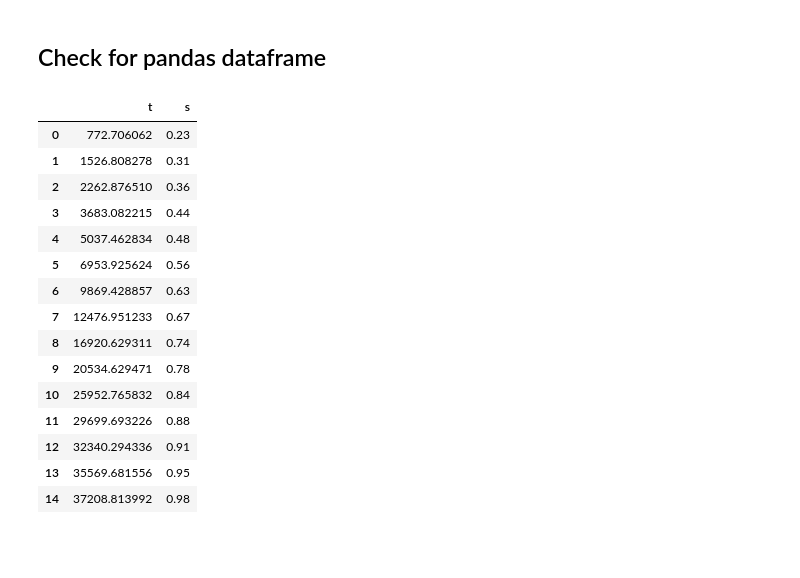
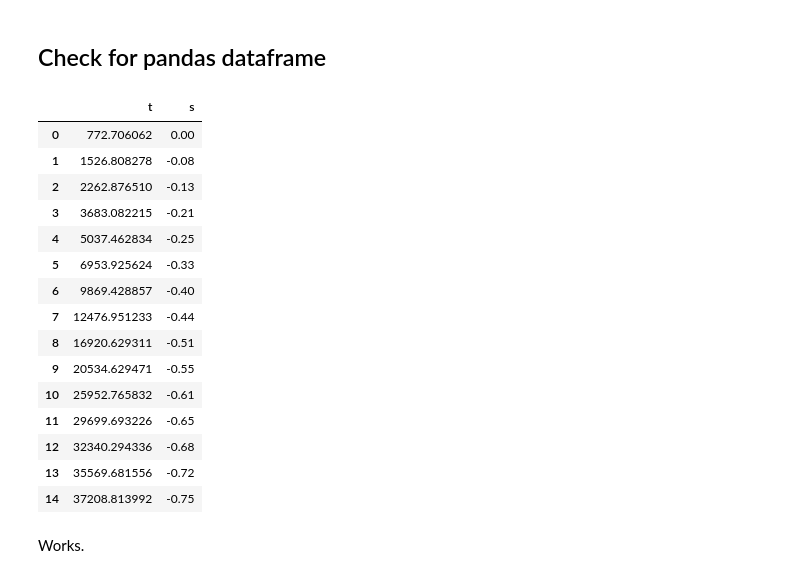
Before and after one commit to UniNE-CHYN/openhytest, a Jupyter notebook: notebooks/Demo_Agarwal_time.ipynb, the cells around one changed output. Saved outputs shown, nothing was run; the diff lists cells and outputs as text; code cells hidden in the pictures; blank space fills up the shorter version.

```diff
--- a/notebooks/Demo_Agarwal_time.ipynb
+++ b/notebooks/Demo_Agarwal_time.ipynb
@@ -49,22 +70,26 @@ The result is not far from the values found by Batu (1998): T  = 1.3 e-2 m2/s an
 # %% [markdown]
 ## Check for pandas dataframe
 # %%
+another_test = ht.preprocessing(df=data)
 qm = pd.DataFrame(np.array([[1800, 1], [8000, 2], [13000, 0.6]]), columns=['t', 'q'])
-test.agarwal_time(df=data, Qmat=qm)
-# %% [output]
-|  | t | s |
-| 0 | 772.706062 | 0.23 |
-| 1 | 1526.808278 | 0.31 |
-| 2 | 2262.876510 | 0.36 |
-| 3 | 3683.082215 | 0.44 |
-| 4 | 5037.462834 | 0.48 |
-| 5 | 6953.925624 | 0.56 |
-| 6 | 9869.428857 | 0.63 |
-| 7 | 12476.951233 | 0.67 |
-| 8 | 16920.629311 | 0.74 |
-| 9 | 20534.629471 | 0.78 |
-| 10 | 25952.765832 | 0.84 |
-| 11 | 29699.693226 | 0.88 |
-| 12 | 32340.294336 | 0.91 |
-| 13 | 35569.681556 | 0.95 |
-| 14 | 37208.813992 | 0.98 |
+# %%
+another_test.agarwal(df=data, pinj=0, Qmat=qm)
+# %% [output]
+|  | t | s |
+| 0 | 772.706062 | 0.00 |
+| 1 | 1526.808278 | -0.08 |
+| 2 | 2262.876510 | -0.13 |
+| 3 | 3683.082215 | -0.21 |
+| 4 | 5037.462834 | -0.25 |
+| 5 | 6953.925624 | -0.33 |
+| 6 | 9869.428857 | -0.40 |
+| 7 | 12476.951233 | -0.44 |
+| 8 | 16920.629311 | -0.51 |
+| 9 | 20534.629471 | -0.55 |
+| 10 | 25952.765832 | -0.61 |
+| 11 | 29699.693226 | -0.65 |
+| 12 | 32340.294336 | -0.68 |
+| 13 | 35569.681556 | -0.72 |
+| 14 | 37208.813992 | -0.75 |
+# %% [markdown]
+Works.
```
Also changed, not shown: parts of 4 cells of this notebook, 6 other files.
